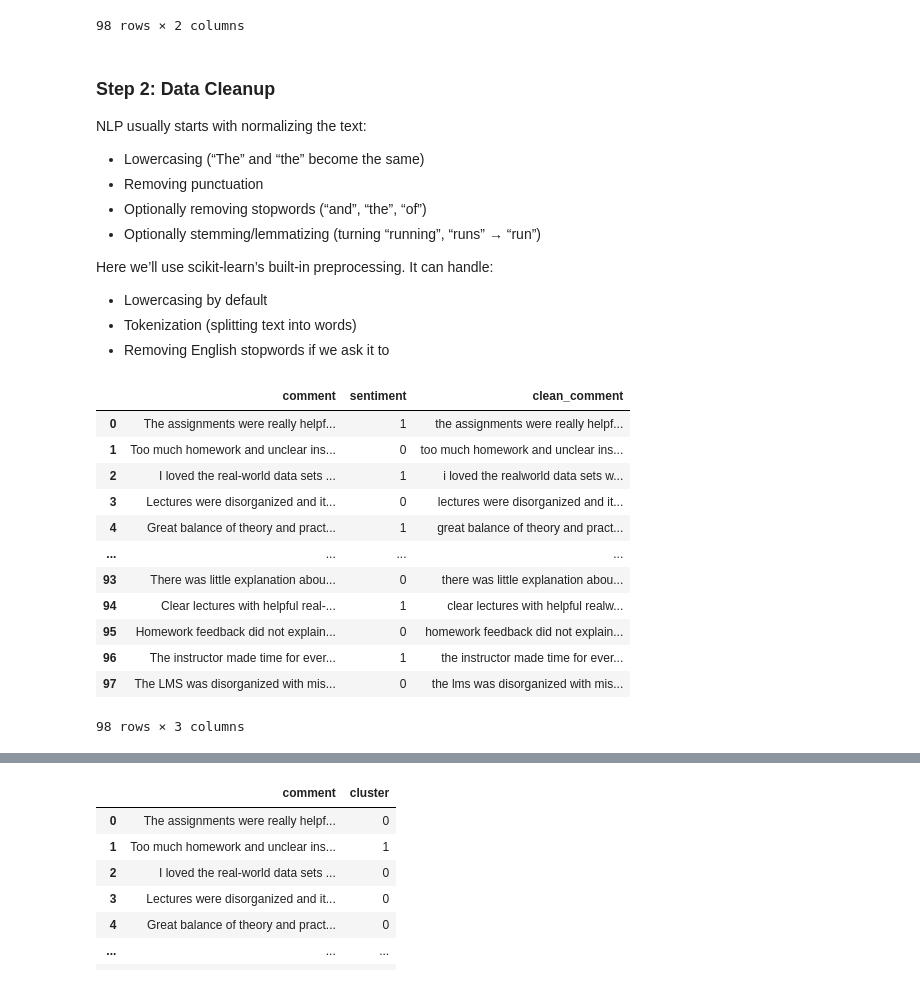
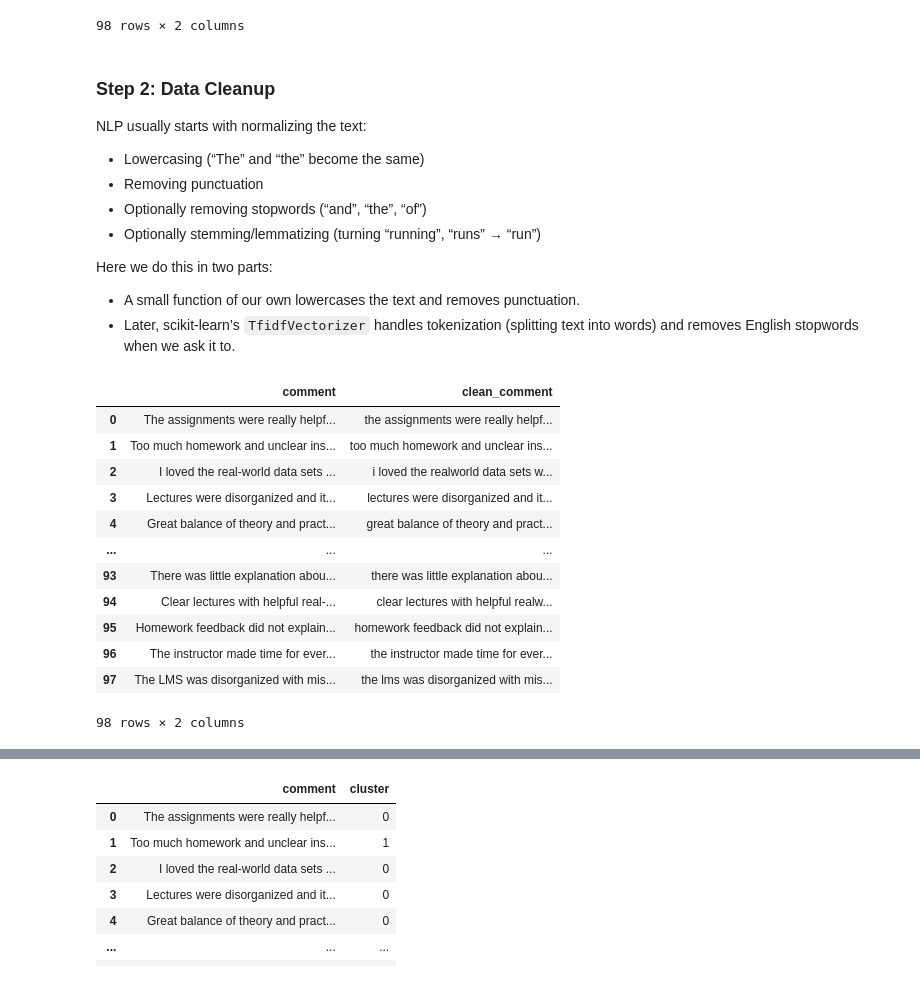
Before and after one commit to profgarrett/jsgames, a Jupyter notebook: static/pages/course_model/ml15-nlp/index.ipynb, the cells around one changed output, grey strips where cells are left out. Drawn from its saved outputs; the diff is of its cells as text; code cells hidden in the pictures.

```diff
--- a/static/pages/course_model/ml15-nlp/index.ipynb
+++ b/static/pages/course_model/ml15-nlp/index.ipynb
@@ -186,40 +187,37 @@ NLP usually starts with normalizing the text:
 - Optionally removing stopwords (“and”, “the”, “of”)
 - Optionally stemming/lemmatizing (turning “running”, “runs” → “run”)
 
-Here we’ll use scikit-learn’s built-in preprocessing. It can handle:
-- Lowercasing by default
-- Tokenization (splitting text into words)
-- Removing English stopwords if we ask it to
+Here we do this in two parts:
+- A small function of our own lowercases the text and removes punctuation.
+- Later, scikit-learn’s `TfidfVectorizer` handles tokenization (splitting text into words) and removes English stopwords when we ask it to.
 # %%
 import re
 
 def basic_clean(text: str) -> str:
     # Lowercase
     text = text.lower()
     # Remove anything that's not a letter or space
     text = re.sub(r"[^a-z\s]", "", text)
     # Collapse multiple spaces
     text = re.sub(r"\s+", " ", text).strip()
     return text
 
 df["clean_comment"] = df["comment"].apply(basic_clean)
 df[["comment", "clean_comment"]]
-
-df
 # %% [output]
-|  | comment | sentiment | clean_comment |
-| 0 | The assignments were really helpf... | 1 | the assignments were really helpf... |
-| 1 | Too much homework and unclear ins... | 0 | too much homework and unclear ins... |
-| 2 | I loved the real-world data sets ... | 1 | i loved the realworld data sets w... |
-| 3 | Lectures were disorganized and it... | 0 | lectures were disorganized and it... |
-| 4 | Great balance of theory and pract... | 1 | great balance of theory and pract... |
-| ... | ... | ... | ... |
-| 93 | There was little explanation abou... | 0 | there was little explanation abou... |
-| 94 | Clear lectures with helpful real-... | 1 | clear lectures with helpful realw... |
-| 95 | Homework feedback did not explain... | 0 | homework feedback did not explain... |
-| 96 | The instructor made time for ever... | 1 | the instructor made time for ever... |
-| 97 | The LMS was disorganized with mis... | 0 | the lms was disorganized with mis... |
+|  | comment | clean_comment |
+| 0 | The assignments were really helpf... | the assignments were really helpf... |
+| 1 | Too much homework and unclear ins... | too much homework and unclear ins... |
+| 2 | I loved the real-world data sets ... | i loved the realworld data sets w... |
+| 3 | Lectures were disorganized and it... | lectures were disorganized and it... |
+| 4 | Great balance of theory and pract... | great balance of theory and pract... |
+| ... | ... | ... |
+| 93 | There was little explanation abou... | there was little explanation abou... |
+| 94 | Clear lectures with helpful real-... | clear lectures with helpful realw... |
+| 95 | Homework feedback did not explain... | homework feedback did not explain... |
+| 96 | The instructor made time for ever... | the instructor made time for ever... |
+| 97 | The LMS was disorganized with mis... | the lms was disorganized with mis... |
-98 rows × 3 columns
+98 rows × 2 columns
 # %% [markdown]
 ### Step 3: TF-IDF – focus on informative words
 
```
Also changed, not shown: parts of 12 cells of this notebook, 8 other files.
